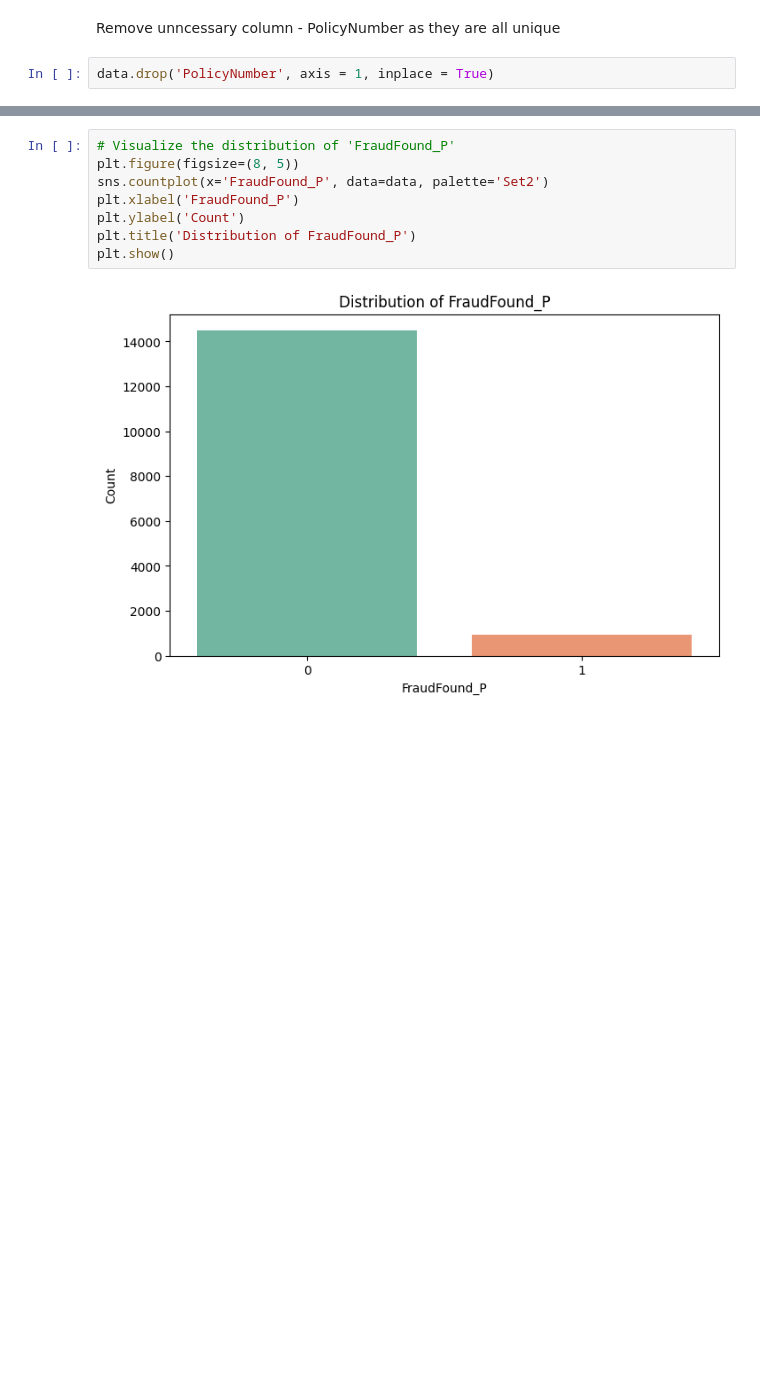
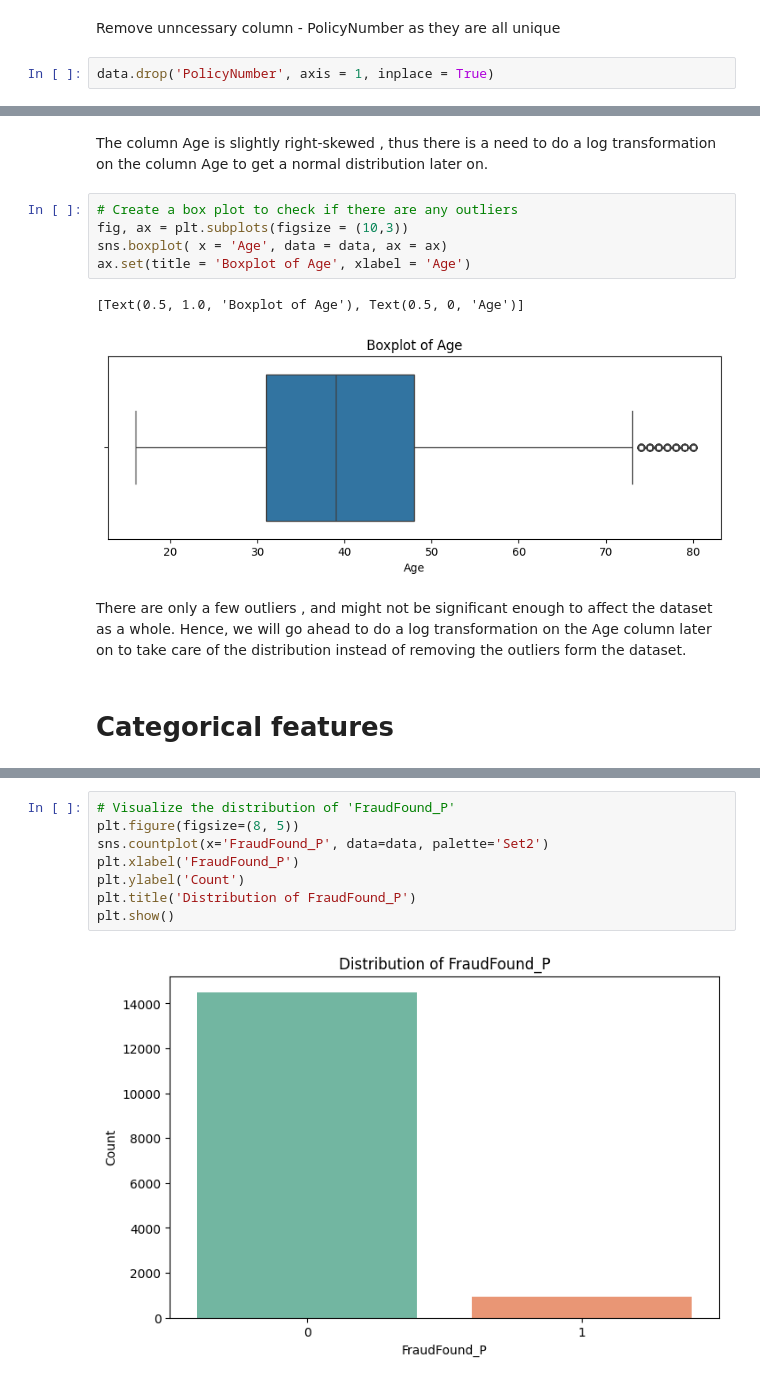
Before and after one commit to irungus/Applied-Machine-Learning, a Jupyter notebook: POA CAT 1.ipynb, the cells around one changed output, grey strips where cells are left out. Cells and saved outputs as stored; diff of their text form; blank space fills up the shorter version.

```diff
--- a/POA CAT 1.ipynb
+++ b/POA CAT 1.ipynb
@@ -233,0 +336,14 @@ data.drop('PolicyNumber', axis = 1, inplace = True)
+# %% [markdown]
+The column Age is slightly right-skewed , thus there is a need to do a log transformation on the column Age to get a normal distribution later on.
+# %%
+# Create a box plot to check if there are any outliers
+fig, ax = plt.subplots(figsize = (10,3))
+sns.boxplot( x = 'Age', data = data, ax = ax)
+ax.set(title = 'Boxplot of Age', xlabel = 'Age')
+# %% [output]
+[Text(0.5, 1.0, 'Boxplot of Age'), Text(0.5, 0, 'Age')]
+[figure, added]
+# %% [markdown]
+There are only a few outliers , and might not be significant enough to affect the dataset as a whole. Hence, we will go ahead to do a log transformation on the Age column later on to take care of the distribution instead of removing the outliers form the dataset.
+# %% [markdown]
+# Categorical features
```
Also changed, not shown: parts of 17 cells of this notebook.
